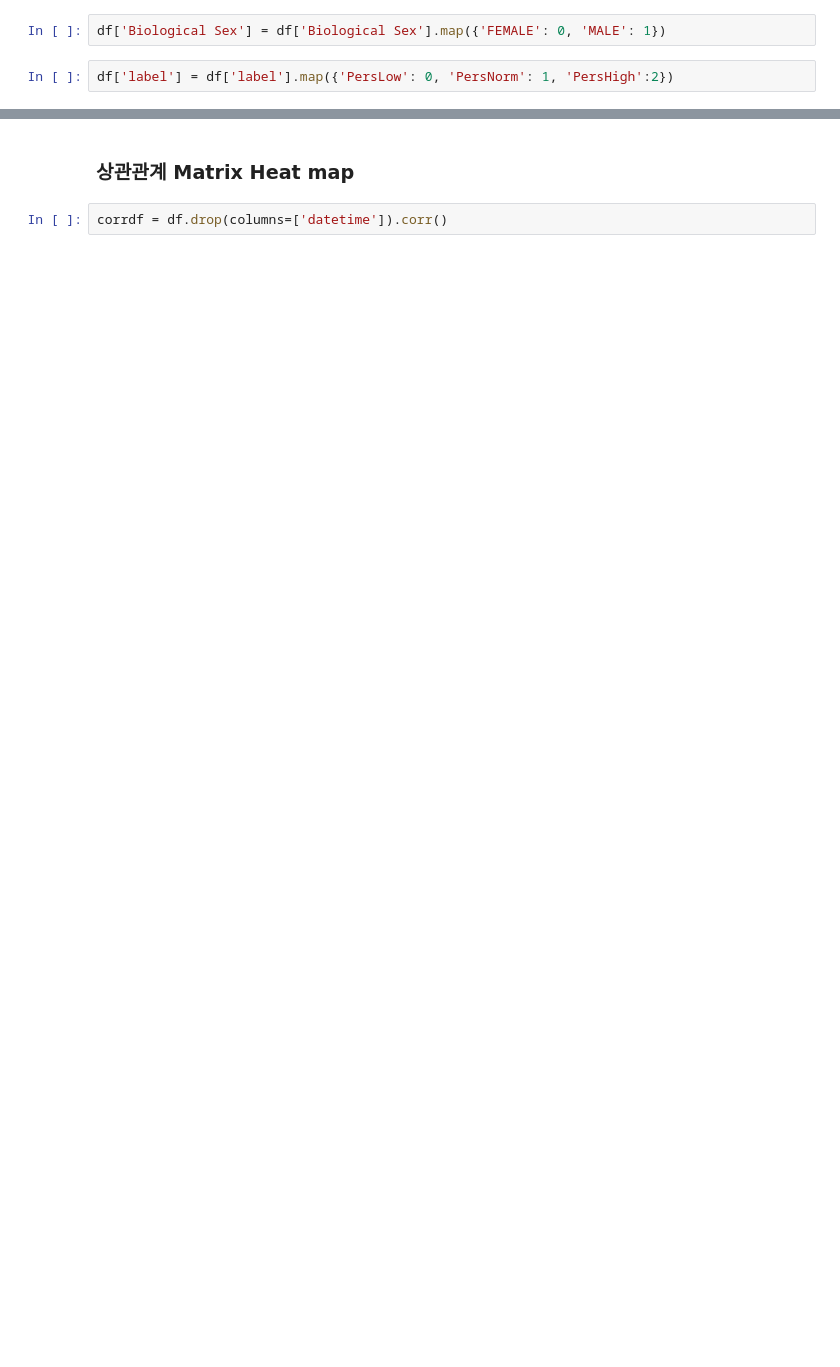
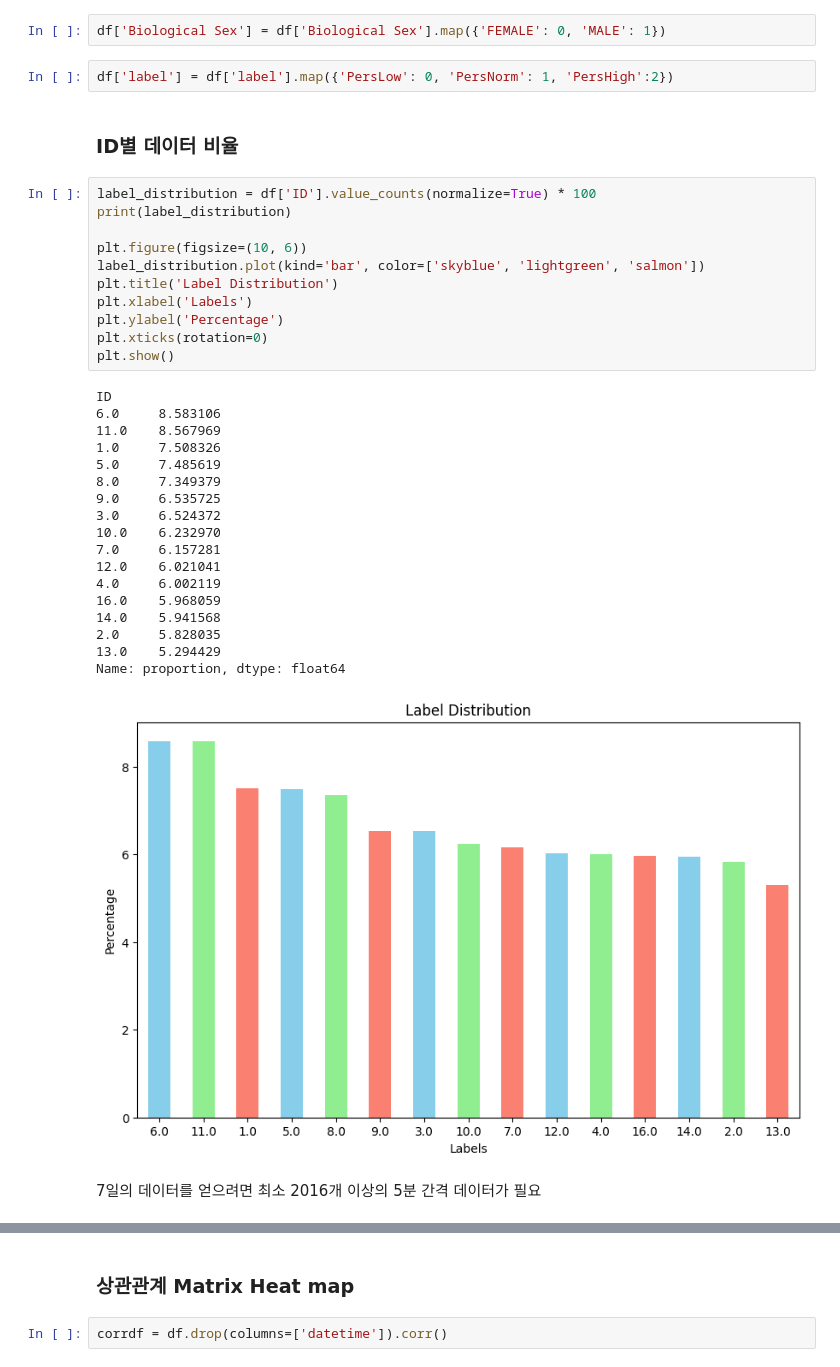
Before and after one commit to gjlee0802/engineering-digital-biomarkers, a Jupyter notebook: feature_engineering.ipynb, the cells around one changed output, grey strips where cells are left out. Cells and saved outputs as stored; diff of their text form; blank space fills up the shorter version.

```diff
--- a/feature_engineering.ipynb
+++ b/feature_engineering.ipynb
@@ -911,3 +1068,37 @@ Length: 78, dtype: int64
 df['Biological Sex'] = df['Biological Sex'].map({'FEMALE': 0, 'MALE': 1})
 # %%
 df['label'] = df['label'].map({'PersLow': 0, 'PersNorm': 1, 'PersHigh':2})
+# %% [markdown]
+### ID별 데이터 비율
+# %%
+label_distribution = df['ID'].value_counts(normalize=True) * 100
+print(label_distribution)
+
+plt.figure(figsize=(10, 6))
+label_distribution.plot(kind='bar', color=['skyblue', 'lightgreen', 'salmon'])
+plt.title('Label Distribution')
+plt.xlabel('Labels')
+plt.ylabel('Percentage')
+plt.xticks(rotation=0)
+plt.show()
+# %% [output]
+ID
+6.0     8.583106
+11.0    8.567969
+1.0     7.508326
+5.0     7.485619
+8.0     7.349379
+9.0     6.535725
+3.0     6.524372
+10.0    6.232970
+7.0     6.157281
+12.0    6.021041
+4.0     6.002119
+16.0    5.968059
+14.0    5.941568
+2.0     5.828035
+13.0    5.294429
+Name: proportion, dtype: float64
+[figure, added]
+# %% [markdown]
+7일의 데이터를 얻으려면 최소 2016개 이상의 5분 간격 데이터가 필요
```
Also changed, not shown: parts of 12 cells of this notebook.
